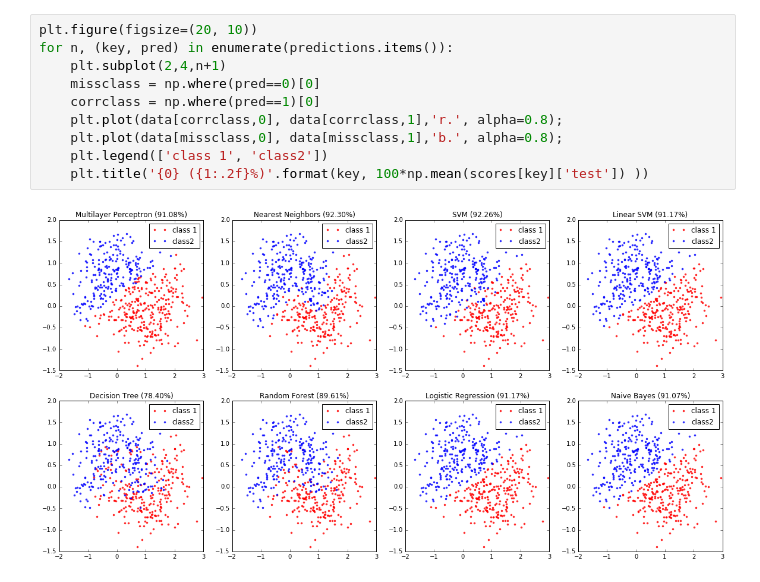
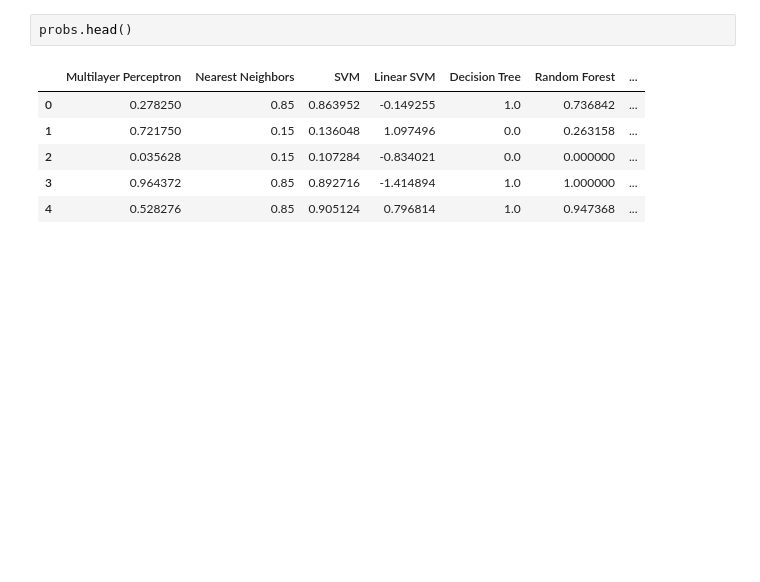
Before and after one commit to alvarouc/polyssifier, a Jupyter notebook: sample/example.ipynb, the cells around one changed output. Drawn from its saved outputs; the diff is of its cells as text; blank space fills up the shorter version.

```diff
--- a/sample/example.ipynb
+++ b/sample/example.ipynb
@@ -87,12 +105,9 @@ Multilayer Perceptron
-# %%
-plt.figure(figsize=(20, 10))
-for n, (key, pred) in enumerate(predictions.items()):
-    plt.subplot(2,4,n+1)
-    missclass = np.where(pred==0)[0]
-    corrclass = np.where(pred==1)[0]
-    plt.plot(data[corrclass,0], data[corrclass,1],'r.', alpha=0.8);
-    plt.plot(data[missclass,0], data[missclass,1],'b.', alpha=0.8);
-    plt.legend(['class 1', 'class2'])
-    plt.title('{0} ({1:.2f}%)'.format(key, 100*np.mean(scores[key]['test']) ))
-# %% [output]
-[figure, removed]
+# %%
+probs.head()
+# %% [output]
+|  | Multilayer Perceptron | Nearest Neighbors | SVM | Linear SVM | Decision Tree | Random Forest | ... |
+| 0 | 0.278250 | 0.85 | 0.863952 | -0.149255 | 1.0 | 0.736842 | ... |
+| 1 | 0.721750 | 0.15 | 0.136048 | 1.097496 | 0.0 | 0.263158 | ... |
+| 2 | 0.035628 | 0.15 | 0.107284 | -0.834021 | 0.0 | 0.000000 | ... |
+| 3 | 0.964372 | 0.85 | 0.892716 | -1.414894 | 1.0 | 1.000000 | ... |
+| 4 | 0.528276 | 0.85 | 0.905124 | 0.796814 | 1.0 | 0.947368 | ... |
```
Also changed, not shown: parts of 6 cells of this notebook, 2 other files.
